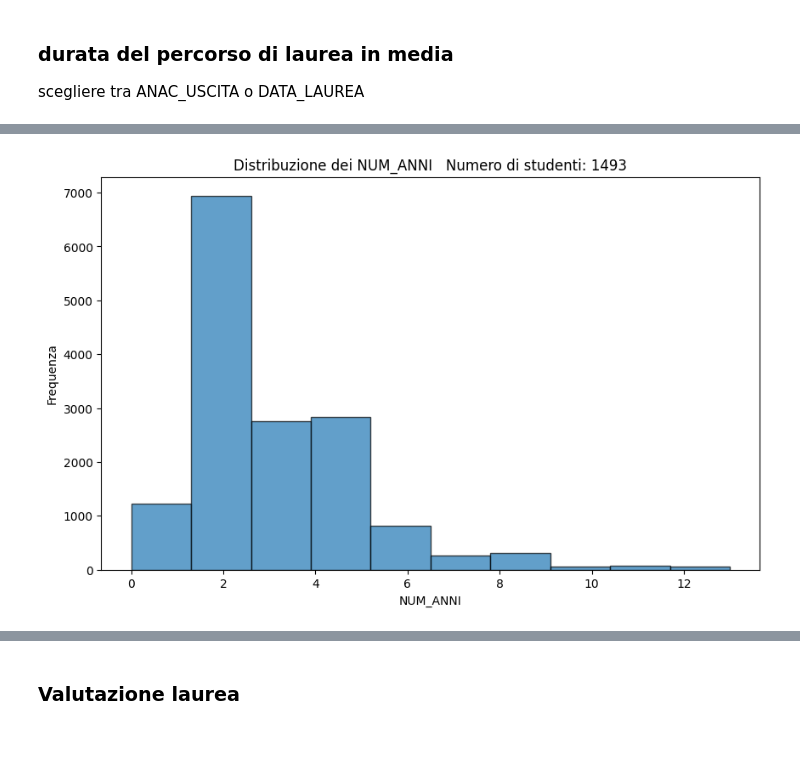
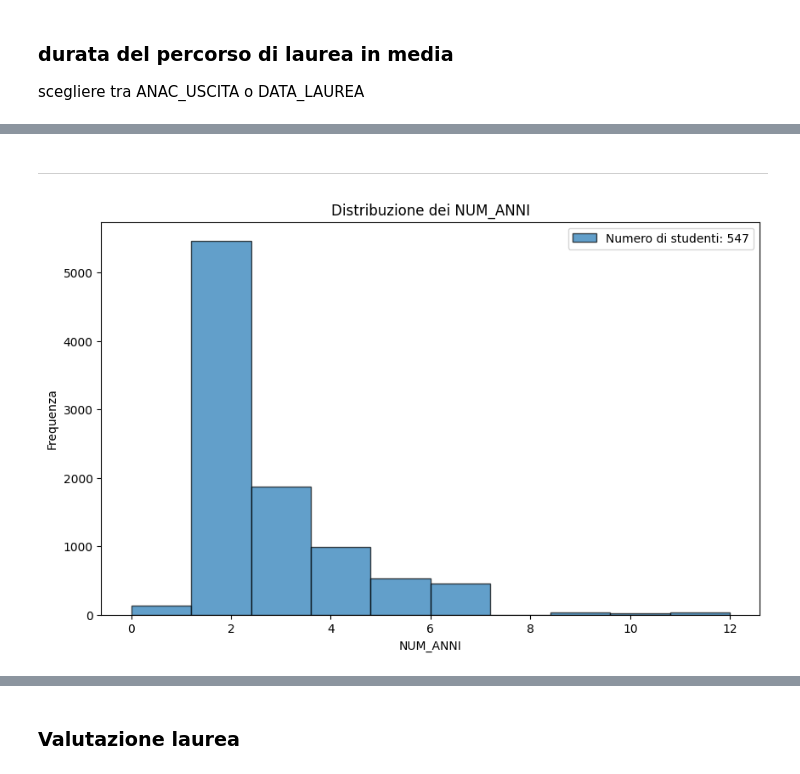
Before and after one commit to lallabelloni/Analisi-differenza-genere-Data-Science, a Jupyter notebook: progetto2.ipynb, the cells around one changed output, grey strips where cells are left out. Cells and saved outputs as stored; diff of their text form; code cells hidden in the pictures; blank space fills up the shorter version.

```diff
--- a/progetto2.ipynb
+++ b/progetto2.ipynb
@@ -551,6 +553,11 @@ scegliere tra ANAC_USCITA o DATA_LAUREA
 # %%
-pt_anni_lauree = pt_vecchi.dropna(subset=['ANAC_INGRESSO', 'ANAC_USCITA']).copy()
+pt_anni_lauree = pt_vecchi.dropna(subset=['ANAC_INGRESSO', 'ANAC_USCITA' , 'ANNO_LAUREA']).copy()
 pt_anni_lauree['NUM_ANNI'] = pt_anni_lauree['ANAC_USCITA'] - pt_anni_lauree['ANAC_INGRESSO']
+
+pt_anni_lauree['LAUREA-USC'] = (pt_anni_lauree['ANNO_LAUREA'] - pt_anni_lauree['ANAC_USCITA'])
+pt_anni_lauree['ING-USC'] = (pt_anni_lauree['ANAC_USCITA'] - pt_anni_lauree['ANAC_INGRESSO'])
+
+
 media = (pt_anni_lauree.groupby('PROGRESSIVO')['NUM_ANNI'].mean()).mean()
 print(f'Il valore medio di numero di anni di laurea è: {media}')
 # %% [output]
@@ -558,13 +615,16 @@ Il valore medio di numero di anni di laurea è: 2.534494306764903
+# %% [markdown]
+----------------------------------------------------------------------------------------------------------------------------------------
 # %%
 numero_studenti = len(pt_anni_lauree.groupby('PROGRESSIVO'))
 plt.figure(figsize=(10, 6))
-plt.hist(pt_anni_lauree['NUM_ANNI'], bins=10, edgecolor='black', alpha=0.7)
-plt.title(f'Distribuzione dei NUM_ANNI   Numero di studenti: {numero_studenti}')
+plt.hist(pt_anni_lauree['NUM_ANNI'], bins=10, edgecolor='black', alpha=0.7, label =f'Numero di studenti: {numero_studenti}')
+plt.title('Distribuzione dei NUM_ANNI')
 plt.xlabel('NUM_ANNI')
 plt.ylabel('Frequenza')
+plt.legend()
 plt.show()
 # %% [output]
-[figure, old version]
+[figure, new version]
 # %%
 pt_anni_lauree = pt_vecchi.dropna(subset=['ANNO_LAUREA', 'ANAC_INGRESSO']).copy()
 pt_anni_lauree['NUM_ANNI'] = pt_anni_lauree['ANNO_LAUREA'] - pt_anni_lauree['ANAC_INGRESSO']
```
Also changed, not shown: parts of 16 cells of this notebook, 1 other file.
